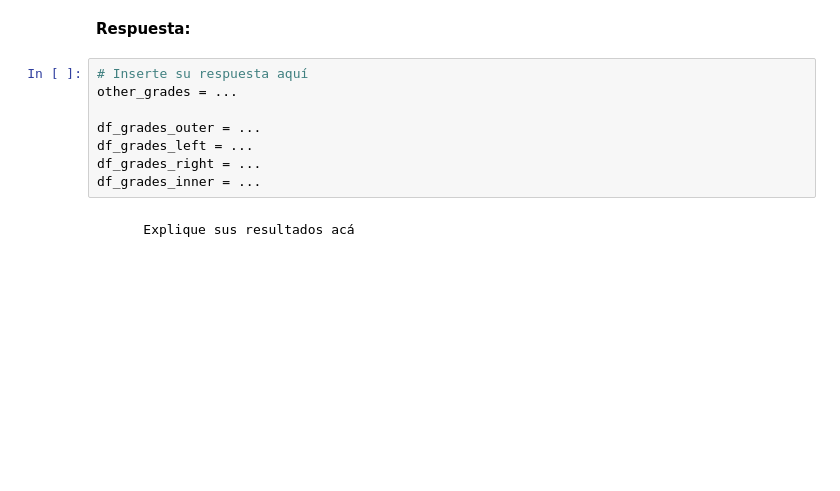
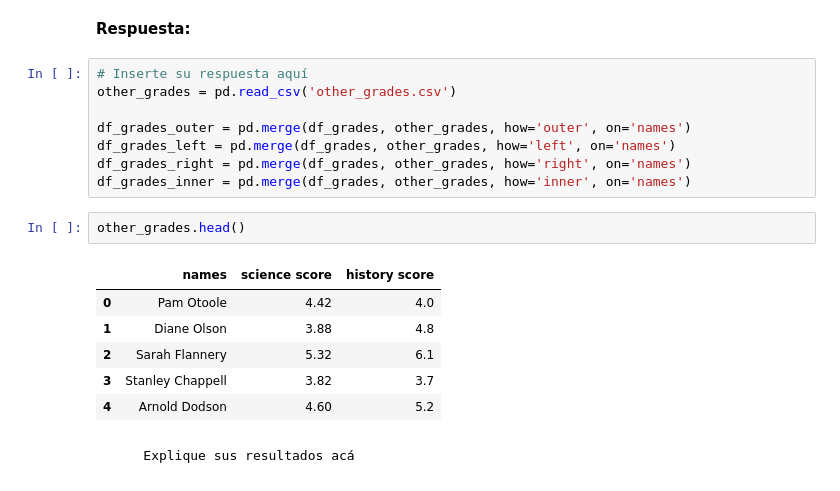
Before and after one commit to vspartamo/MDS7202, a Jupyter notebook: Lab-3/Lab3.ipynb, the cells around one changed output. Saved outputs shown, nothing was run; the diff lists cells and outputs as text; blank space fills up the shorter version.

```diff
--- a/Lab-3/Lab3.ipynb
+++ b/Lab-3/Lab3.ipynb
@@ -608,14 +684,23 @@ Para esto, carge el archivo `other_grades.csv` y busque la forma de unir ambos D
 > **Hint**: Puede explicar los resultados del merge a través de la cantidad de filas resultantes y los valores que estas contienen.
 # %% [markdown]
 **Respuesta:**
-# %%
-# Inserte su respuesta aquí
-other_grades = ...
-
-df_grades_outer = ...
-df_grades_left = ...
-df_grades_right = ...
-df_grades_inner = ...
+# %%
+# Inserte su respuesta aquí
+other_grades = pd.read_csv('other_grades.csv')
+
+df_grades_outer = pd.merge(df_grades, other_grades, how='outer', on='names')
+df_grades_left = pd.merge(df_grades, other_grades, how='left', on='names')
+df_grades_right = pd.merge(df_grades, other_grades, how='right', on='names')
+df_grades_inner = pd.merge(df_grades, other_grades, how='inner', on='names')
+# %%
+other_grades.head()
+# %% [output]
+|  | names | science score | history score |
+| 0 | Pam Otoole | 4.42 | 4.0 |
+| 1 | Diane Olson | 3.88 | 4.8 |
+| 2 | Sarah Flannery | 5.32 | 6.1 |
+| 3 | Stanley Chappell | 3.82 | 3.7 |
+| 4 | Arnold Dodson | 4.60 | 5.2 |
 # %% [markdown]
         Explique sus resultados acá
 # %% [markdown]
```
Also changed, not shown: parts of 7 cells of this notebook.
